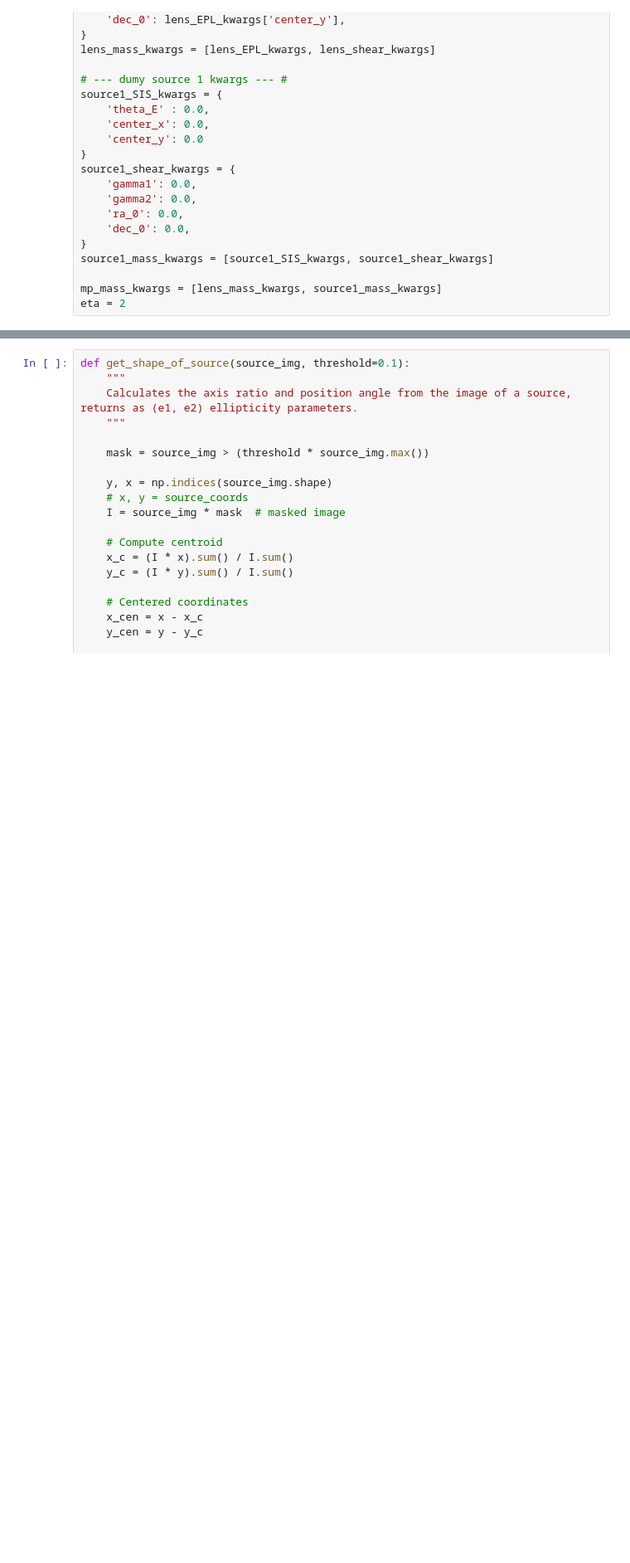
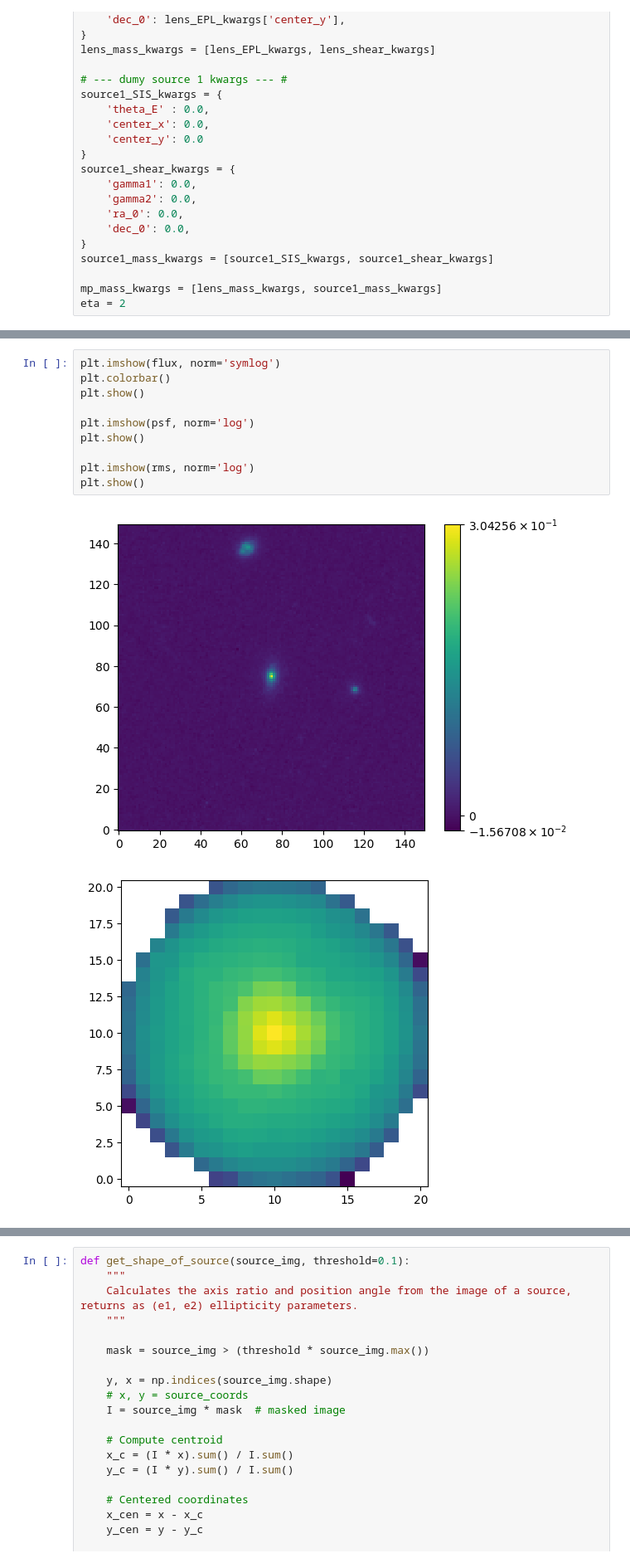
Before and after one commit to OliverRedhead/Gravitational-Lensing, a Jupyter notebook: euclid_generator/testing.ipynb, the cells around one changed output, grey strips where cells are left out. Shown at 83% size. Cells and saved outputs as stored; diff of their text form; blank space fills up the shorter version.

```diff
--- a/euclid_generator/testing.ipynb
+++ b/euclid_generator/testing.ipynb
@@ -59,0 +104,13 @@ import os
+# %%
+plt.imshow(flux, norm='symlog')
+plt.colorbar()
+plt.show()
+
+plt.imshow(psf, norm='log')
+plt.show()
+
+plt.imshow(rms, norm='log')
+plt.show()
+# %% [output]
+[figure, added]
+[figure, added]
```
Also changed, not shown: parts of 67 cells of this notebook, 40 other files.
